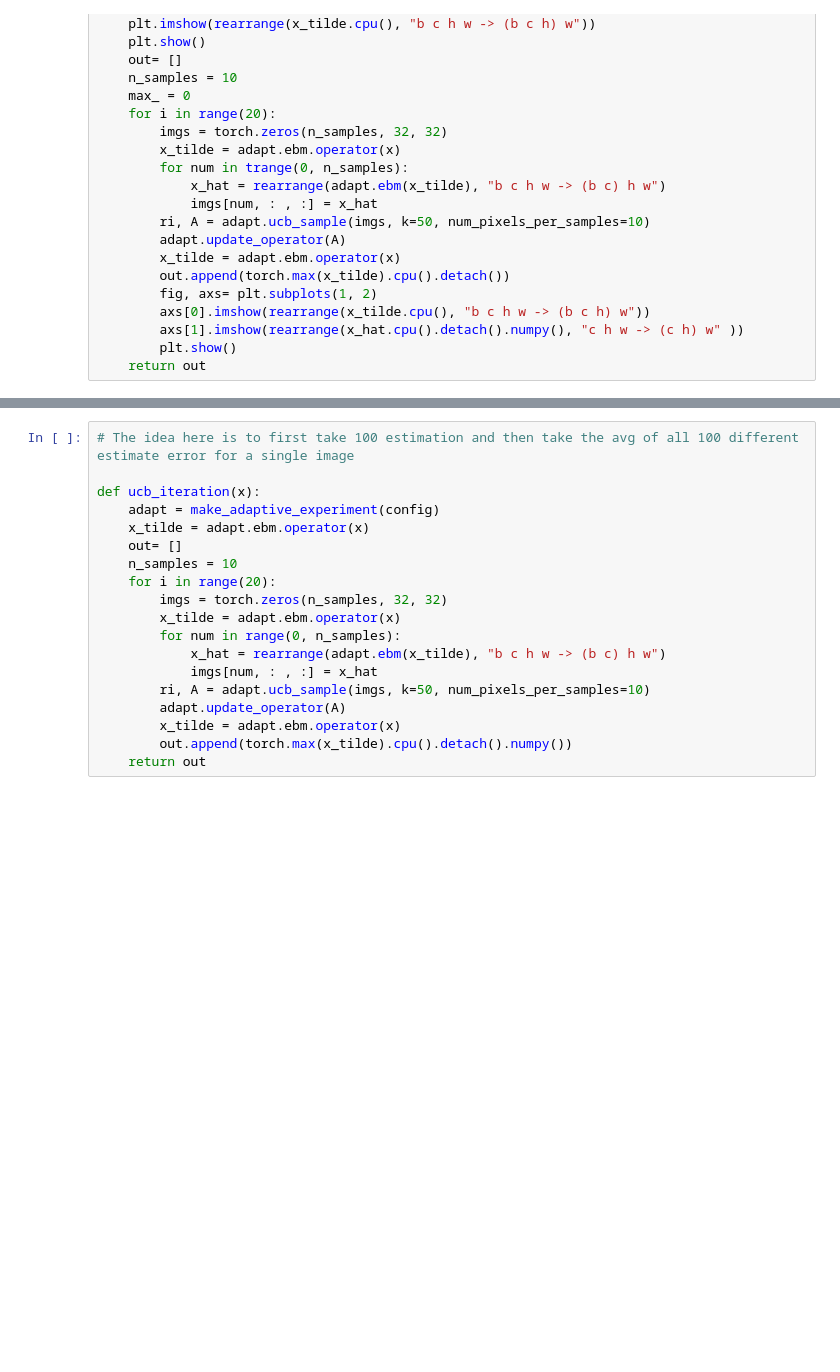
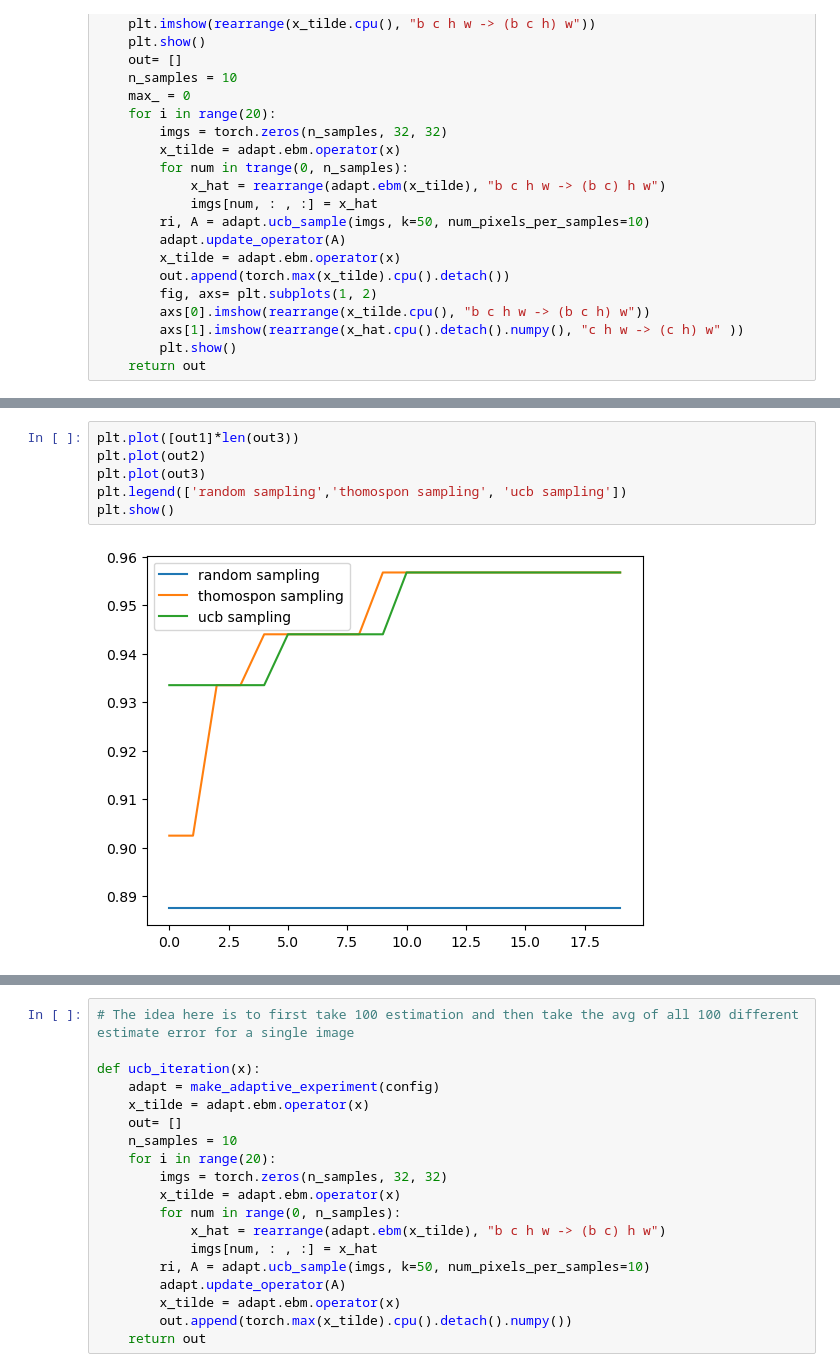
Before and after one commit to Neoanarika/inverse-probelms-urops, a Jupyter notebook: notebooks/optimisation.ipynb, the cells around one changed output, grey strips where cells are left out. Cells and saved outputs as stored; diff of their text form; blank space fills up the shorter version.

```diff
--- a/notebooks/optimisation.ipynb
+++ b/notebooks/optimisation.ipynb
@@ -178,3 +195,11 @@ out3= ucb_iteration(x)
+# %%
+plt.plot([out1]*len(out3))
+plt.plot(out2)
+plt.plot(out3)
+plt.legend(['random sampling','thomospon sampling', 'ucb sampling'])
+plt.show()
+# %% [output]
+[figure, added]
 # %%
 plt.plot(out1)
 plt.plot(out2)
```
Also changed, not shown: parts of 8 cells of this notebook.
